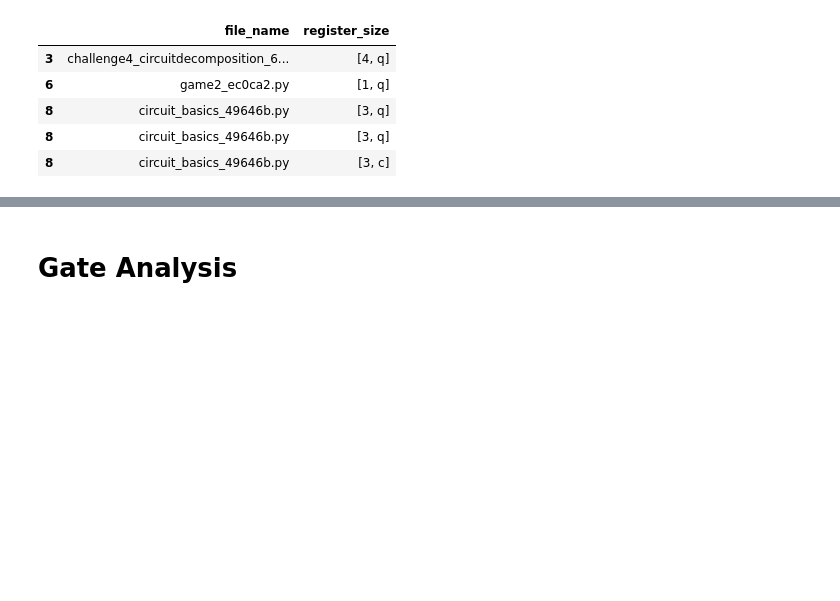
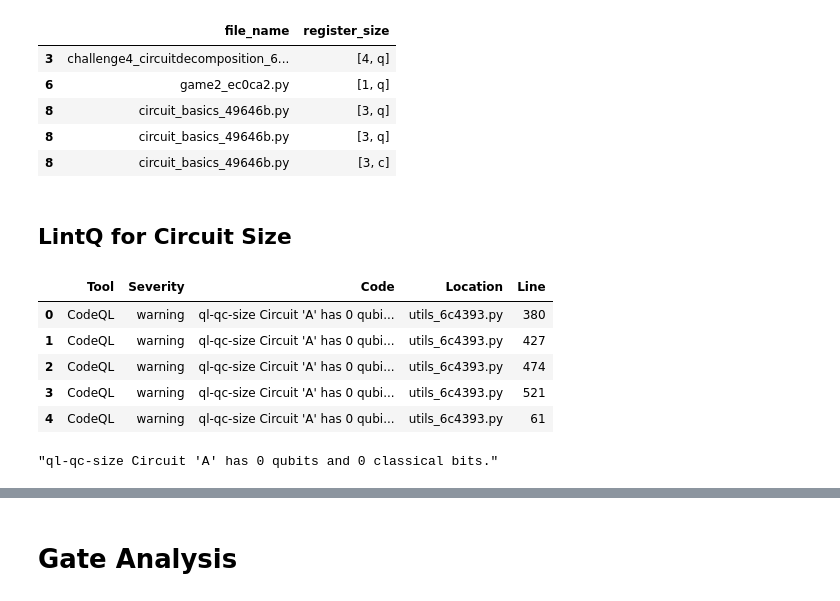
Before and after one commit to sola-st/LintQ, a Jupyter notebook: notebooks/13_EDA_Dataset_LintQ.ipynb, the cells around one changed output, grey strips where cells are left out. Cells and saved outputs as stored; diff of their text form; code cells hidden in the pictures; blank space fills up the shorter version.

```diff
--- a/notebooks/13_EDA_Dataset_LintQ.ipynb
+++ b/notebooks/13_EDA_Dataset_LintQ.ipynb
@@ -243,3 +245,19 @@ df_register_sizes.head()
 | 8 | circuit_basics_49646b.py | [3, q] |
 | 8 | circuit_basics_49646b.py | [3, q] |
 | 8 | circuit_basics_49646b.py | [3, c] |
+# %% [markdown]
+## LintQ for Circuit Size
+# %%
+df_circuit_size = pd.read_csv(PATH_LINTQ_CIRCUIT_SIZE)
+df_circuit_size.head()
+# %% [output]
+|  | Tool | Severity | Code | Location | Line |
+| 0 | CodeQL | warning | ql-qc-size Circuit 'A' has 0 qubi... | utils_6c4393.py | 380 |
+| 1 | CodeQL | warning | ql-qc-size Circuit 'A' has 0 qubi... | utils_6c4393.py | 427 |
+| 2 | CodeQL | warning | ql-qc-size Circuit 'A' has 0 qubi... | utils_6c4393.py | 474 |
+| 3 | CodeQL | warning | ql-qc-size Circuit 'A' has 0 qubi... | utils_6c4393.py | 521 |
+| 4 | CodeQL | warning | ql-qc-size Circuit 'A' has 0 qubi... | utils_6c4393.py | 61 |
+# %%
+df_circuit_size.iloc[0]["Code"]
+# %% [output]
+"ql-qc-size Circuit 'A' has 0 qubits and 0 classical bits."
```
Also changed, not shown: parts of 5 cells of this notebook, 28 other files.
